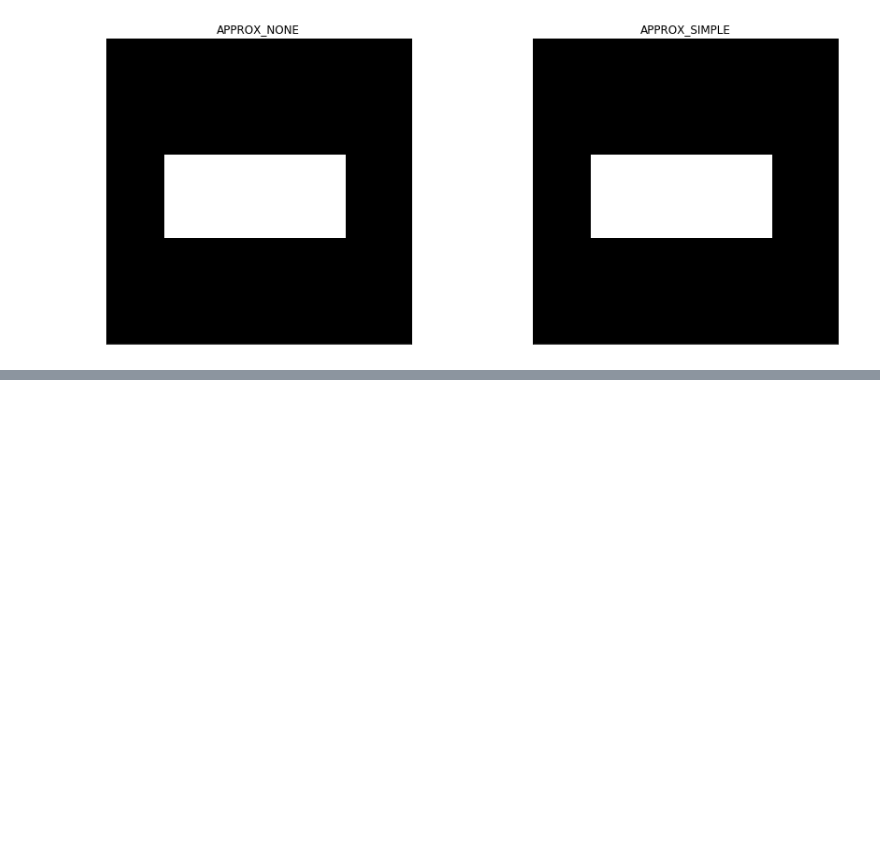
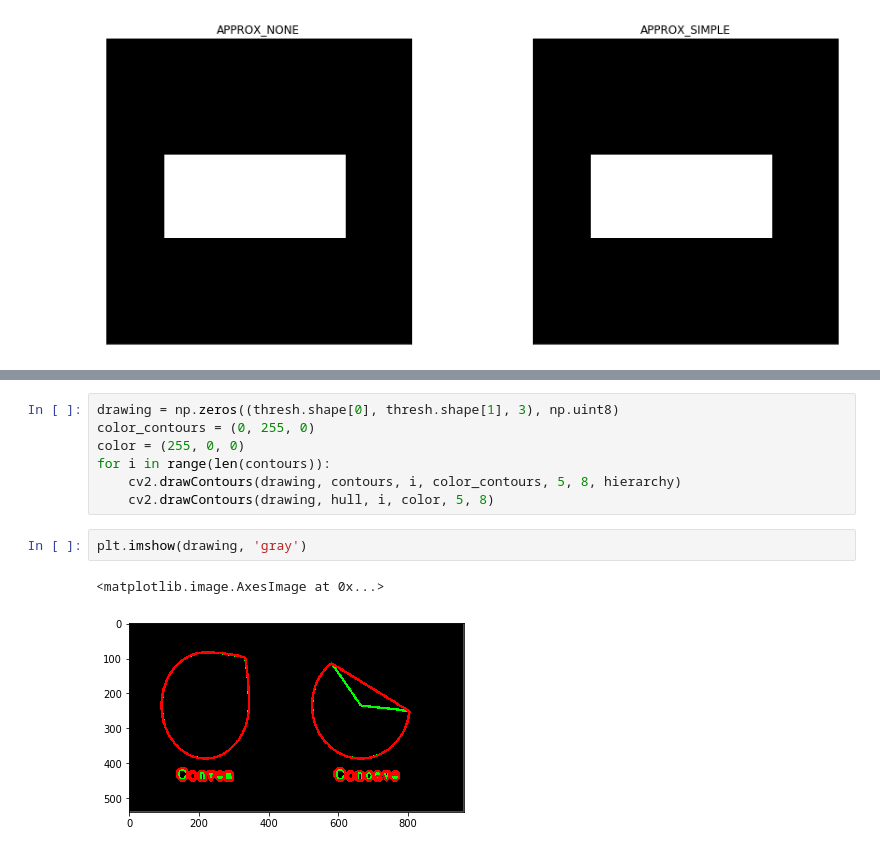
Before and after one commit to IamMohitM/OpenCV-Learning, a Jupyter notebook: Contours.ipynb, the cells around one changed output, grey strips where cells are left out. Drawn from its saved outputs; the diff is of its cells as text; blank space fills up the shorter version.

```diff
--- a/Contours.ipynb
+++ b/Contours.ipynb
@@ -87,0 +247,12 @@ plot_subplot(img_c1, img_c2, 'APPROX_NONE', 'APPROX_SIMPLE')
+# %%
+drawing = np.zeros((thresh.shape[0], thresh.shape[1], 3), np.uint8)
+color_contours = (0, 255, 0)
+color = (255, 0, 0)
+for i in range(len(contours)):
+    cv2.drawContours(drawing, contours, i, color_contours, 5, 8, hierarchy)
+    cv2.drawContours(drawing, hull, i, color, 5, 8)
+# %%
+plt.imshow(drawing, 'gray')
+# %% [output]
+<matplotlib.image.AxesImage at 0x...>
+[figure, added]
```
Also changed, not shown: parts of 36 cells of this notebook.
